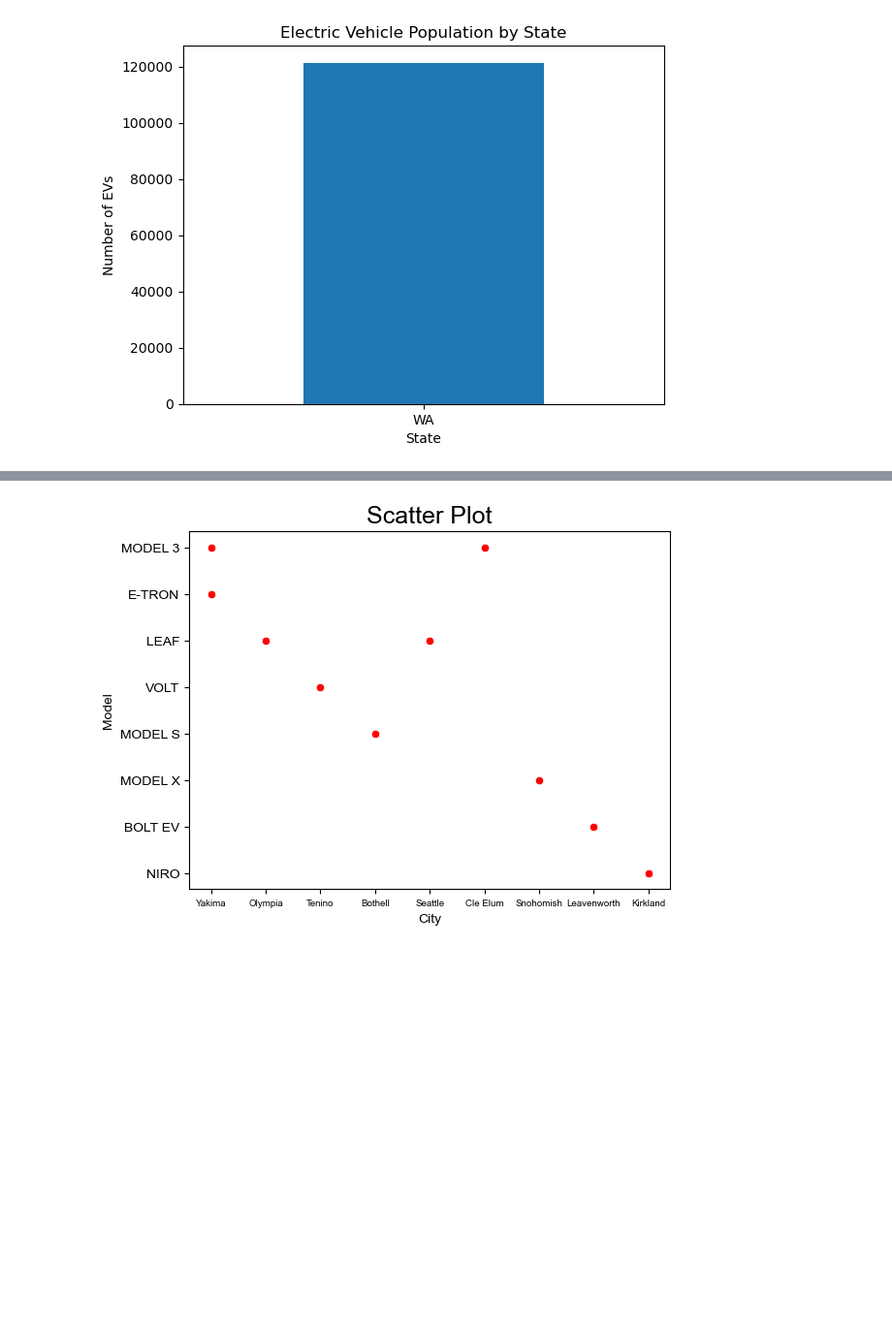
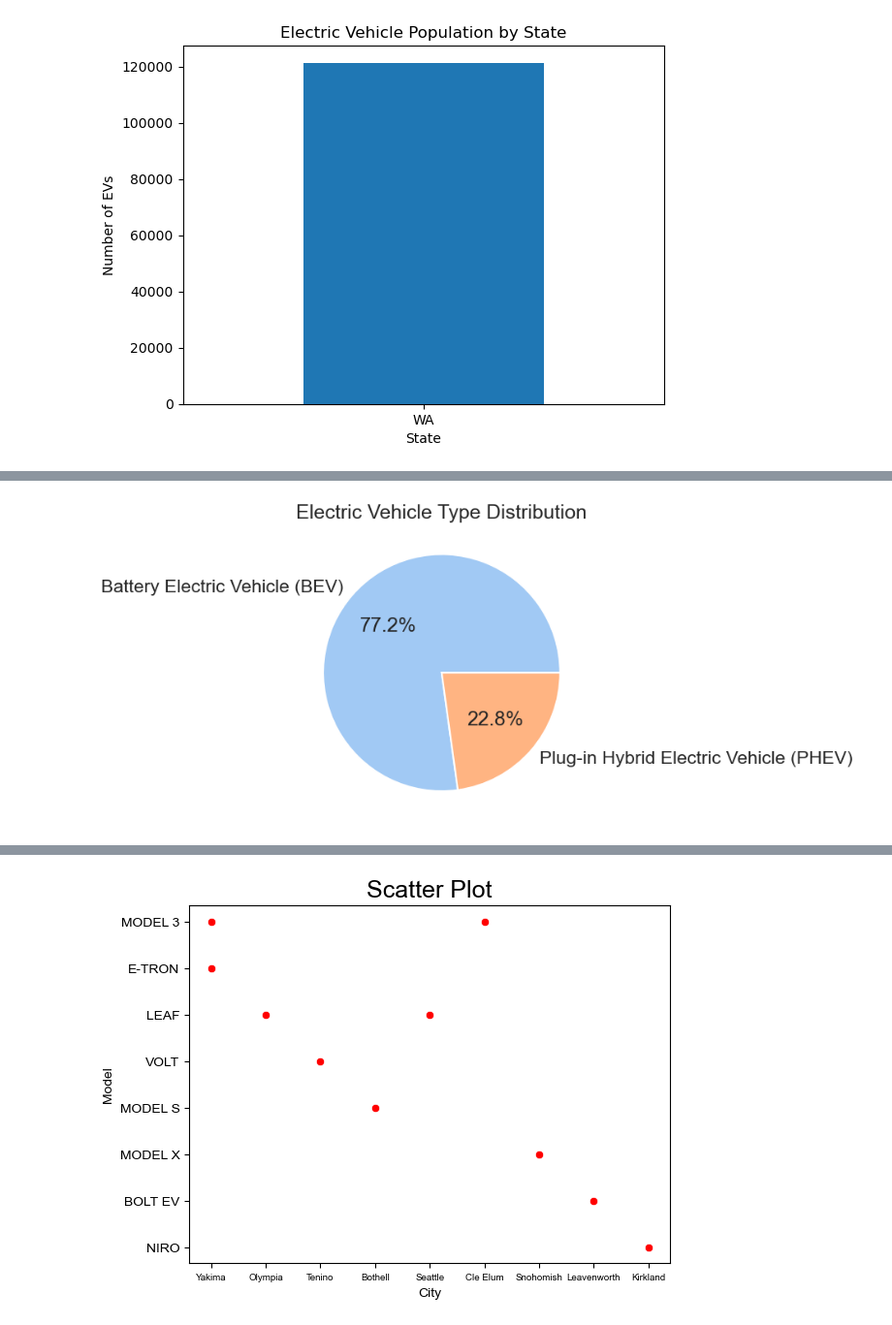
Before and after one commit to Aravind9995/dap_project, a Jupyter notebook: Electric_Vehicle_Data.ipynb, the cells around one changed output, grey strips where cells are left out. Shown at 97% size. Cells and saved outputs as stored; diff of their text form; code cells hidden in the pictures; blank space fills up the shorter version.

```diff
--- a/Electric_Vehicle_Data.ipynb
+++ b/Electric_Vehicle_Data.ipynb
@@ -142,3 +150,13 @@ plt.show()
+# %%
+# Count the number of vehicles by electric vehicle type
+electric_vehicle_counts = vechical_df["Electric Vehicle Type"].value_counts()
+
+# Plot the pie chart
+plt.pie(electric_vehicle_counts, labels=electric_vehicle_counts.index, autopct="%1.1f%%")
+plt.title("Electric Vehicle Type Distribution")
+plt.show()
+# %% [output]
+[figure, added]
 # %%
 # Install Seaborn using pip
 !pip install seaborn
```
Also changed, not shown: parts of 9 cells of this notebook.
